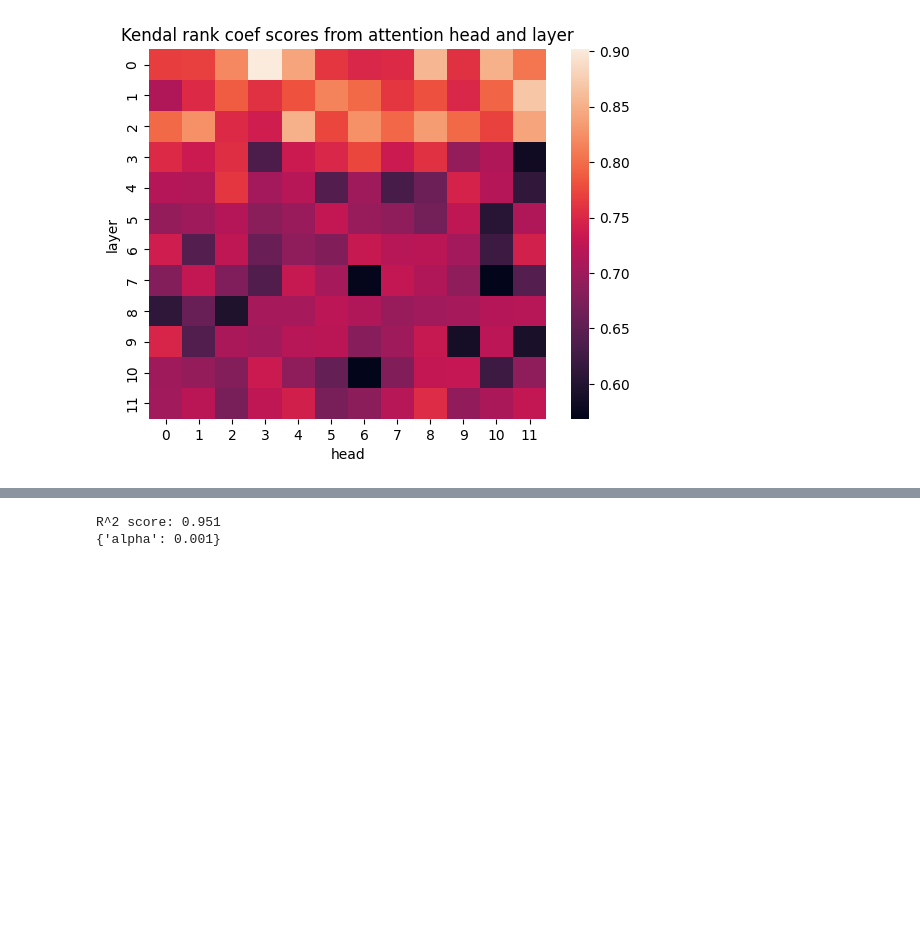
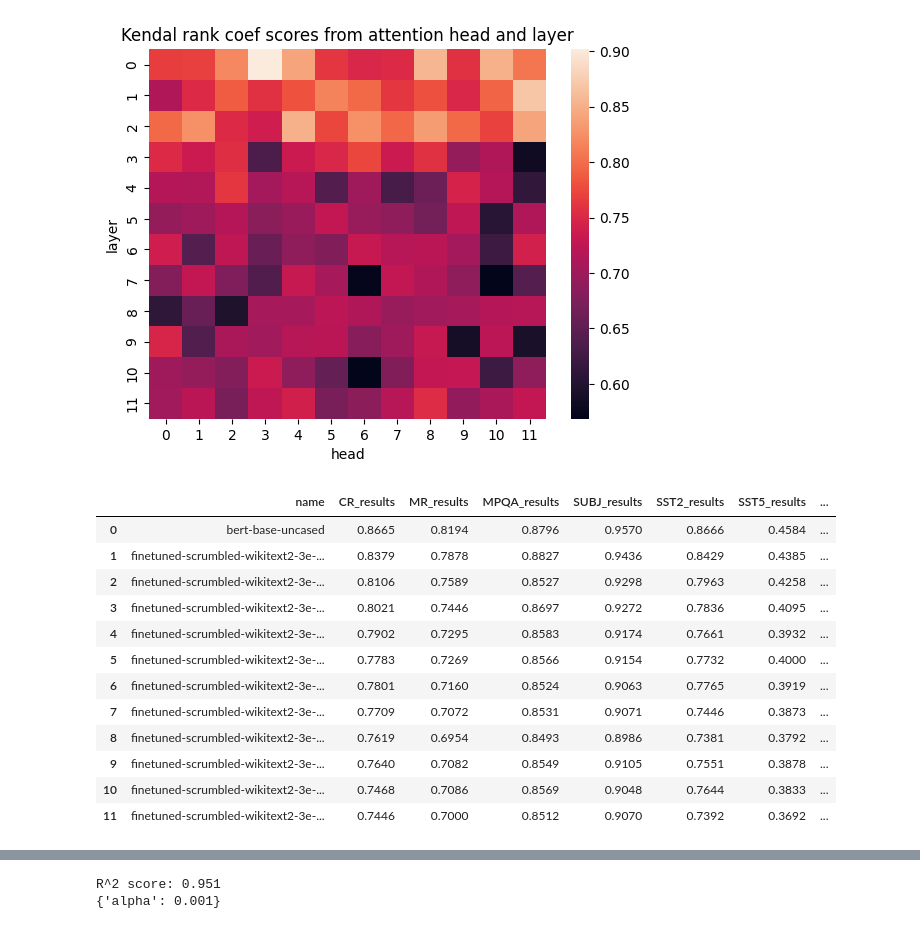
Before and after one commit to ShishckovA/FinetuniePerformancePrediction, a Jupyter notebook: src/final_regressor.ipynb, the cells around one changed output, grey strips where cells are left out. Drawn from its saved outputs; the diff is of its cells as text; code cells hidden in the pictures; blank space fills up the shorter version.

```diff
--- a/src/final_regressor.ipynb
+++ b/src/final_regressor.ipynb
@@ -319,3 +320,28 @@ plt.xlabel("head")
 plt.ylabel("layer");
 # %% [output]
 [figure]
+# %%
+data_finetune_glue = pd.read_csv("finetune_res_glue.csv", sep="\t", header=None, names=["name", "finetune_result"])
+rename_checkpoint(data_finetune_glue, "name")
+
+data_probing_glue = pd.read_csv("probing_results_glue.csv", sep="\t", header=None, names=["name", "probing_result"])
+for probing_ds in ['CR', 'MR', 'MPQA', 'SUBJ', 'SST2', 'SST5', 'Depth', 'Tense', 'Length']:
+    data_probing_glue[f"{probing_ds}_results"] = data_probing_glue["probing_result"].map(partial(extract, probing_ds))
+
+data_probing_glue.drop("probing_result", axis=1, inplace=True)
+rename_checkpoint(data_probing_glue, "name")
+data_probing_glue
+# %% [output]
+|  | name | CR_results | MR_results | MPQA_results | SUBJ_results | SST2_results | SST5_results | ... |
+| 0 | bert-base-uncased | 0.8665 | 0.8194 | 0.8796 | 0.9570 | 0.8666 | 0.4584 | ... |
+| 1 | finetuned-scrumbled-wikitext2-3e-... | 0.8379 | 0.7878 | 0.8827 | 0.9436 | 0.8429 | 0.4385 | ... |
+| 2 | finetuned-scrumbled-wikitext2-3e-... | 0.8106 | 0.7589 | 0.8527 | 0.9298 | 0.7963 | 0.4258 | ... |
+| 3 | finetuned-scrumbled-wikitext2-3e-... | 0.8021 | 0.7446 | 0.8697 | 0.9272 | 0.7836 | 0.4095 | ... |
+| 4 | finetuned-scrumbled-wikitext2-3e-... | 0.7902 | 0.7295 | 0.8583 | 0.9174 | 0.7661 | 0.3932 | ... |
+| 5 | finetuned-scrumbled-wikitext2-3e-... | 0.7783 | 0.7269 | 0.8566 | 0.9154 | 0.7732 | 0.4000 | ... |
+| 6 | finetuned-scrumbled-wikitext2-3e-... | 0.7801 | 0.7160 | 0.8524 | 0.9063 | 0.7765 | 0.3919 | ... |
+| 7 | finetuned-scrumbled-wikitext2-3e-... | 0.7709 | 0.7072 | 0.8531 | 0.9071 | 0.7446 | 0.3873 | ... |
+| 8 | finetuned-scrumbled-wikitext2-3e-... | 0.7619 | 0.6954 | 0.8493 | 0.8986 | 0.7381 | 0.3792 | ... |
+| 9 | finetuned-scrumbled-wikitext2-3e-... | 0.7640 | 0.7082 | 0.8549 | 0.9105 | 0.7551 | 0.3878 | ... |
+| 10 | finetuned-scrumbled-wikitext2-3e-... | 0.7468 | 0.7086 | 0.8569 | 0.9048 | 0.7644 | 0.3833 | ... |
+| 11 | finetuned-scrumbled-wikitext2-3e-... | 0.7446 | 0.7000 | 0.8512 | 0.9070 | 0.7392 | 0.3692 | ... |
```
Also changed, not shown: parts of 10 cells of this notebook.
